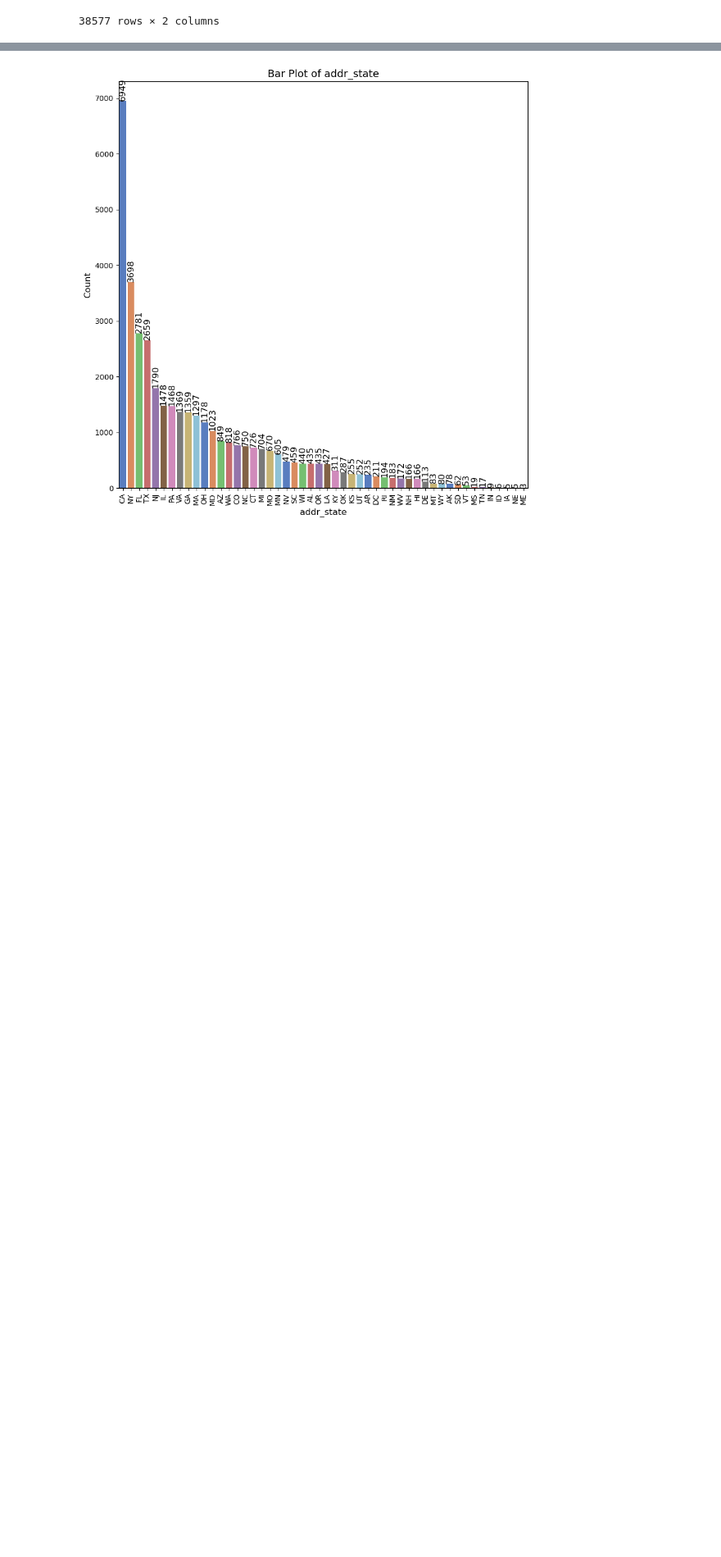
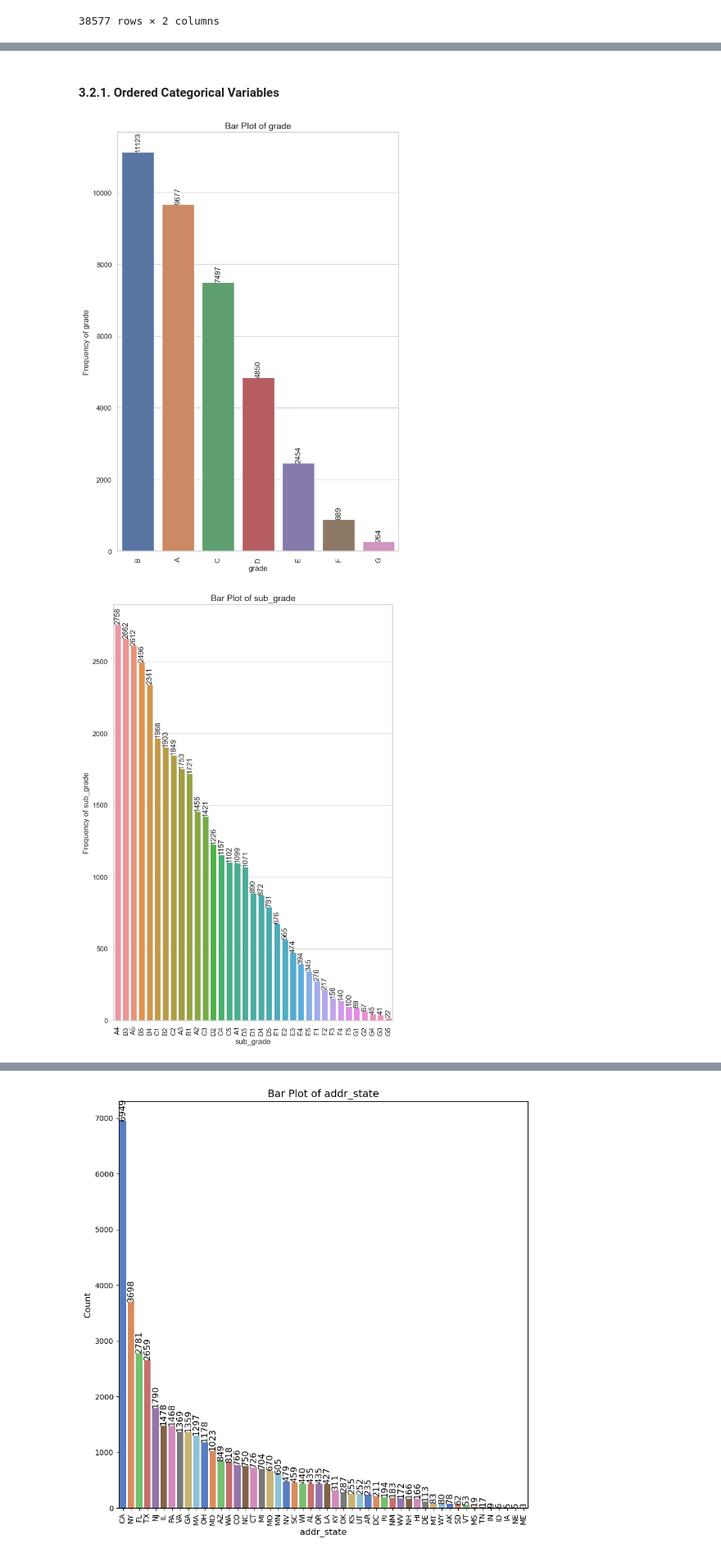
Before and after one commit to akashkriplani/lending-club-case-study, a Jupyter notebook: Akash_Kriplani.ipynb, the cells around one changed output, grey strips where cells are left out. Shown: that part at 82% size. Cells and saved outputs as stored; diff of their text form; code cells hidden in the pictures; blank space fills up the shorter version.

Commit message:
ordered categorical analysis complete

```diff
--- a/Akash_Kriplani.ipynb
+++ b/Akash_Kriplani.ipynb
@@ -562,3 +584,21 @@ Following fields will be checked as part of univariate analysis
     3. Loan amount
     4. Funded amount
     5. Debt to Income Ratio (DTI)
+# %% [markdown]
+#### 3.2.1. Ordered Categorical Variables
+# %%
+for cat_var in ['grade', 'sub_grade', 'term', 'emp_length', 'issue_y', 'issue_m', 'issue_q']:
+    plot_bar_graph(
+        loan_df,
+        x_column = cat_var,
+        y_column = cat_var,
+        title = f'Bar Plot of {cat_var}',
+        xlabel = cat_var,
+        ylabel=f'Frequency of {cat_var}',
+        figsize=(8, 12),
+        x_tick_rotation=90,
+        freq_rotation=90
+    )
+# %% [output]
+[figure, added]
+[figure, added]
```
Also changed, not shown: parts of 4 cells of this notebook.
